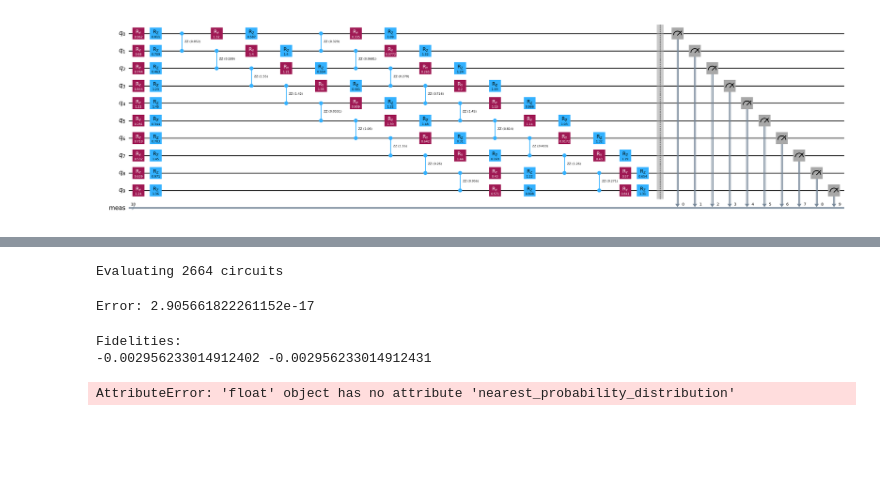
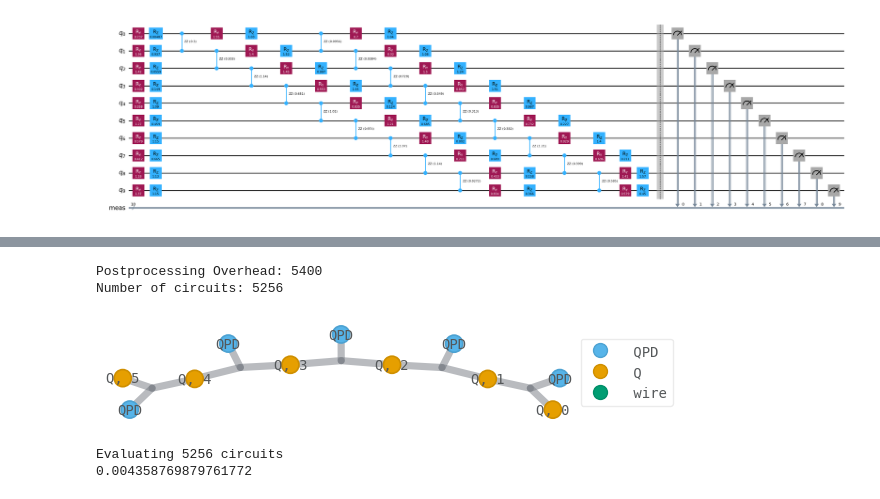
Before and after one commit to nathanieltornow/qtpu, a Jupyter notebook: docs/01_basics.ipynb, the cells around one changed output, grey strips where cells are left out. Cells and saved outputs as stored; diff of their text form; code cells hidden in the pictures; blank space fills up the shorter version.

```diff
--- a/docs/01_basics.ipynb
+++ b/docs/01_basics.ipynb
@@ -36,16 +22,0 @@ True
-# %%
-from qtpu.circuit import circuit_to_hybrid_tn, cuts_to_moves
-
-
-cut_circuit = cuts_to_moves(cut_circuit)
-
-# cut_circuit = wire_cuts_to_move(cut_circuit)
-
-cut_circuit.draw('mpl', fold=-1)
-# print(htn)
-
-# htn.quimb_tn().draw()
-
-# from qtpu.contract2 import contract
-
-# contract(htn)
@@ -62,44 +23,19 @@ print(tn.contraction_cost(optimize='auto'))
-# %%
-from qtpu.contract import contract
-from qiskit_aer.primitives import EstimatorV2
-
-
-from qiskit_aer import AerSimulator
-
-back = AerSimulator(device="GPU")
-
-
-res = contract(htn, EstimatorV2())
-# %% [output]
-Evaluating 2664 circuits
-# %%
-from qiskit.primitives import Sampler, Estimator
-
-
-ref_circ = circuit.copy()
-ref_circ.remove_final_measurements()
-ref_expval = Estimator().run(ref_circ, ["Z" * N]).result().values[0]
-
-print(f"Error: {abs(ref_expval - res)}")
-
-# print(hellinger_fidelity(ref_samples, res.nearest_probability_distribution()))
-# %% [output]
-Error: 2.905661822261152e-17
-# %%
-from qiskit.primitives import Sampler, Estimator
-from qiskit.quantum_info import hellinger_fidelity
-
-ref_samples = Sampler().run(circuit, shots=1000000).result().quasi_dists[0]
-
-ref_circ = circuit.copy()
-ref_circ.remove_final_measurements()
-ref_expval = Estimator().run(ref_circ, ["Z" * N]).result().values[0]
-
-print("Fidelities:")
-print(ref_expval, res)
-print(hellinger_fidelity(ref_samples, res.nearest_probability_distribution()))
-# print(1 - abs(ref_expval - result_exp))
-# %% [output]
-Fidelities:
--0.002956233014912402 -0.002956233014912431
-AttributeError: 'float' object has no attribute 'nearest_probability_distribution'
+# %%
+htn = qtpu.circuit_to_hybrid_tn(cut_circuit, num_samples=np.inf)
+print(f"Postprocessing Overhead: {htn.contraction_cost()}")
+print(f"Number of circuits: {htn.num_circuits()}")
+htn.draw()
+# %% [output]
+Postprocessing Overhead: 5400
+Number of circuits: 5256
+[figure, added]
+# %%
+from qiskit_aer.primitives import EstimatorV2
+
+# get the result <ZZ..Z>
+est = EstimatorV2()
+res = qtpu.contract(htn, EstimatorV2())
+print(f"qTPU result: {res}")
+# %% [output]
+Evaluating 5256 circuits
+0.004358769879761772
```
Also changed, not shown: parts of 6 cells of this notebook, 8 other files.
